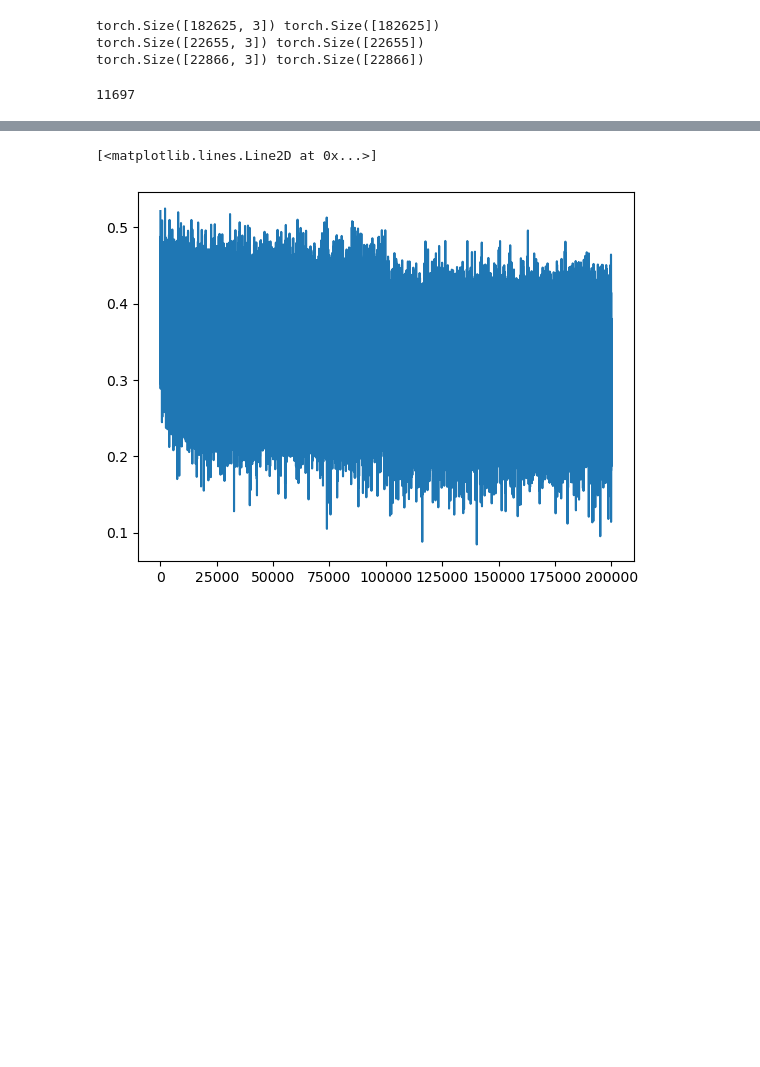
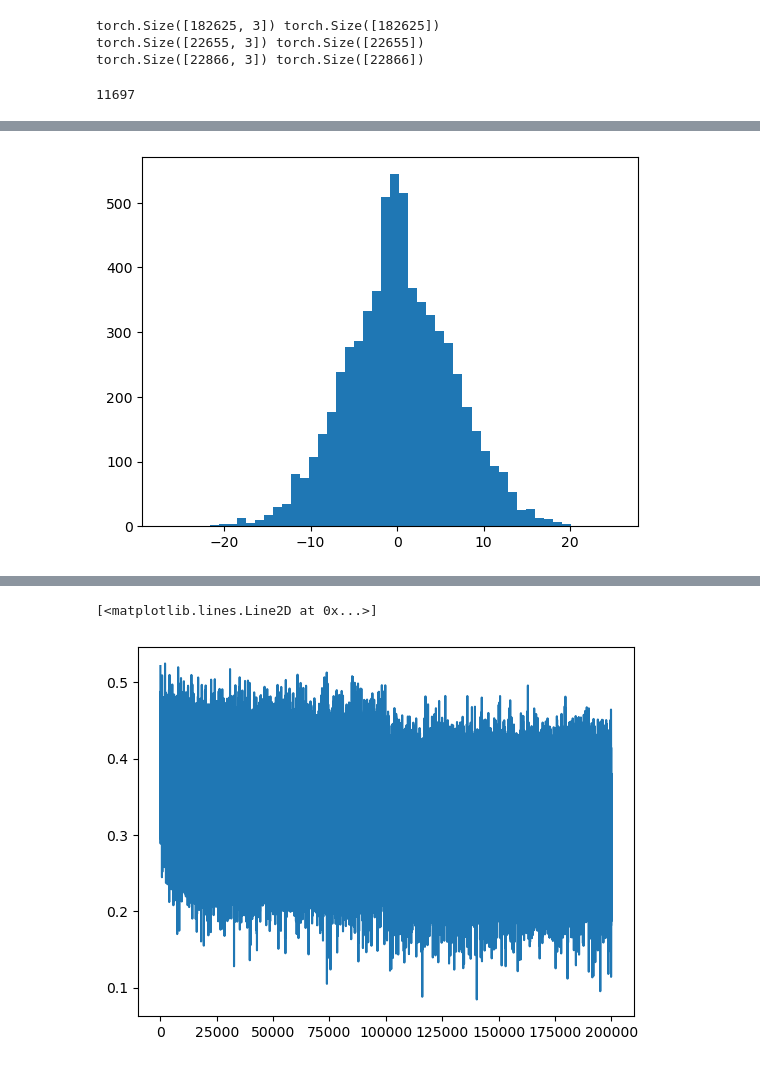
Before and after one commit to kamal-tanwar/makemore, a Jupyter notebook: makemore_part3.ipynb, the cells around one changed output, grey strips where cells are left out. Cells and saved outputs as stored; diff of their text form; code cells hidden in the pictures; blank space fills up the shorter version.

```diff
--- a/makemore_part3.ipynb
+++ b/makemore_part3.ipynb
@@ -135,0 +125,4 @@ for i in range(max_steps):
+# %%
+plt.hist(hpreact.view(-1).tolist(), 50);
+# %% [output]
+[figure, added]
```
Also changed, not shown: parts of 4 cells of this notebook.
